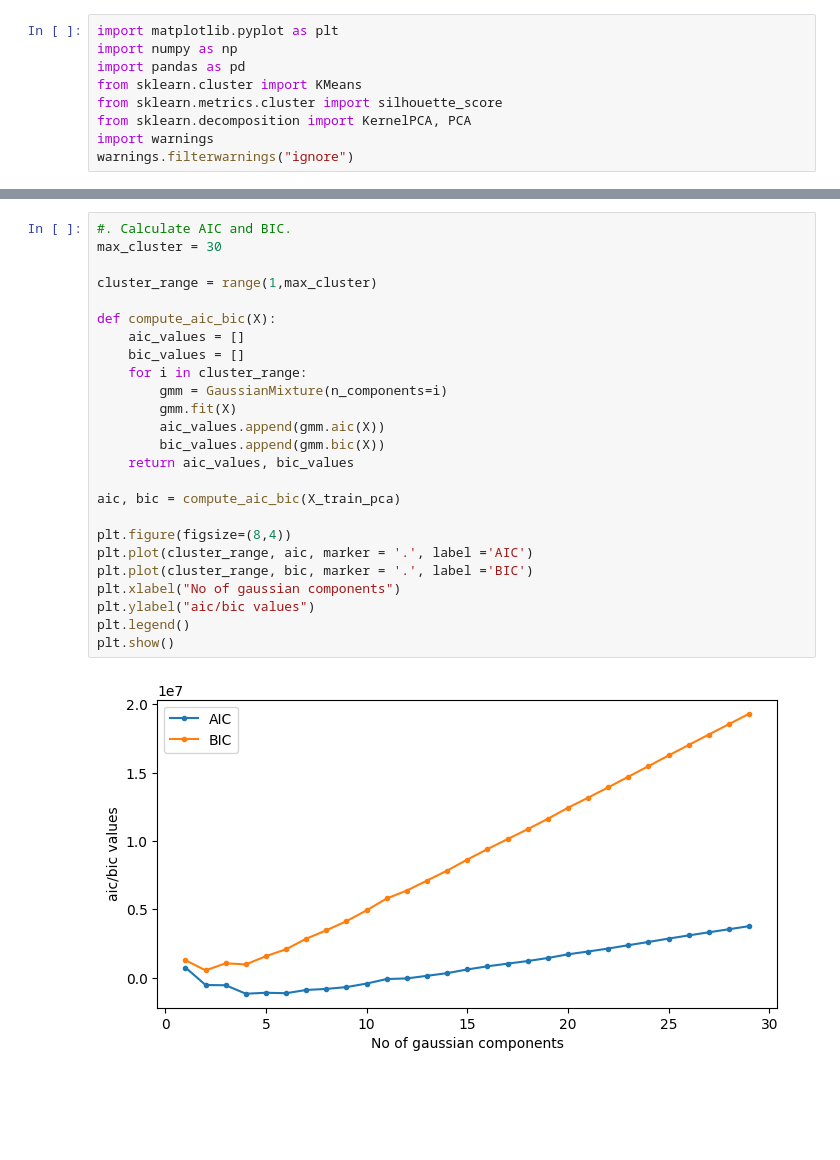
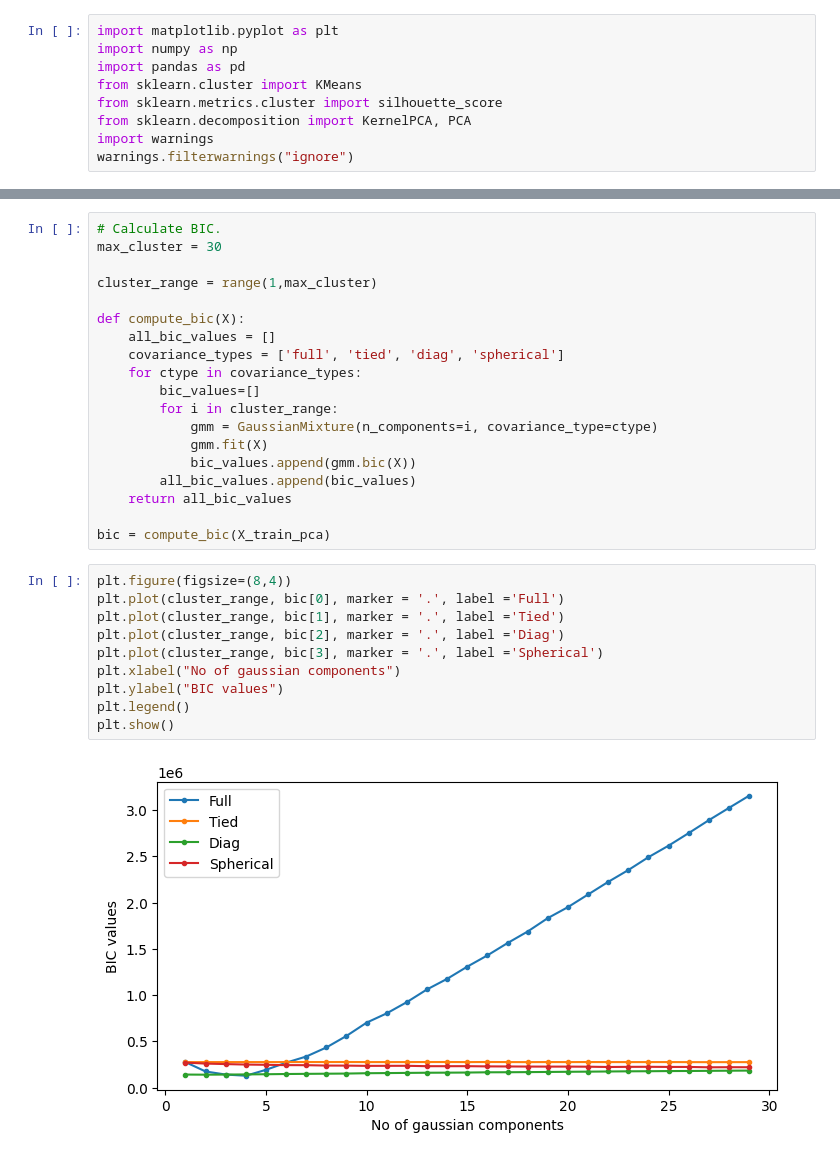
Before and after one commit to jsuaverd/COMP254-Assignments, a Jupyter notebook: clustering_gmm.ipynb, the cells around one changed output, grey strips where cells are left out. Saved outputs shown, nothing was run; the diff lists cells and outputs as text; blank space fills up the shorter version.

```diff
--- a/clustering_gmm.ipynb
+++ b/clustering_gmm.ipynb
@@ -75,27 +101,31 @@ Covariance Matrix (spherical - Component):
 # %%
-#. Calculate AIC and BIC.
+# Calculate BIC.
 max_cluster = 30
 
 cluster_range = range(1,max_cluster)
 
-def compute_aic_bic(X):
-    aic_values = []
-    bic_values = []
-    for i in cluster_range:
-        gmm = GaussianMixture(n_components=i)
-        gmm.fit(X)
-        aic_values.append(gmm.aic(X))
-        bic_values.append(gmm.bic(X))
-    return aic_values, bic_values
+def compute_bic(X):
+    all_bic_values = []
+    covariance_types = ['full', 'tied', 'diag', 'spherical']
+    for ctype in covariance_types:
+        bic_values=[]
+        for i in cluster_range:
+            gmm = GaussianMixture(n_components=i, covariance_type=ctype)
+            gmm.fit(X)
+            bic_values.append(gmm.bic(X))
+        all_bic_values.append(bic_values)
+    return all_bic_values
 
-aic, bic = compute_aic_bic(X_train_pca)
-
-plt.figure(figsize=(8,4))
-plt.plot(cluster_range, aic, marker = '.', label ='AIC')
-plt.plot(cluster_range, bic, marker = '.', label ='BIC')
-plt.xlabel("No of gaussian components")
-plt.ylabel("aic/bic values")
-plt.legend()
-plt.show()
+bic = compute_bic(X_train_pca)
-# %% [output]
-[figure, removed]
+# %%
+plt.figure(figsize=(8,4))
+plt.plot(cluster_range, bic[0], marker = '.', label ='Full')
+plt.plot(cluster_range, bic[1], marker = '.', label ='Tied')
+plt.plot(cluster_range, bic[2], marker = '.', label ='Diag')
+plt.plot(cluster_range, bic[3], marker = '.', label ='Spherical')
+plt.xlabel("No of gaussian components")
+plt.ylabel("BIC values")
+plt.legend()
+plt.show()
+# %% [output]
+[figure, added]
```
Also changed, not shown: parts of 15 cells of this notebook.
